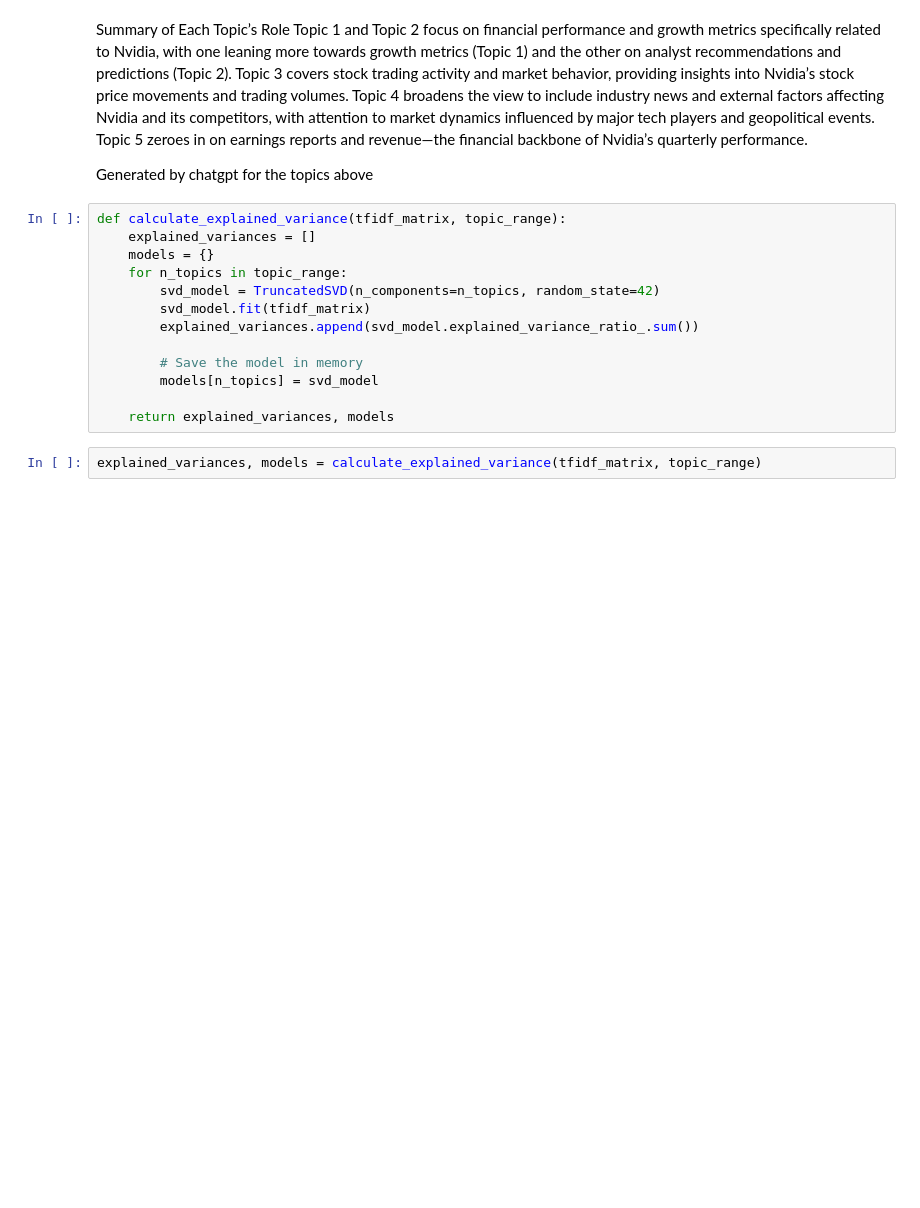
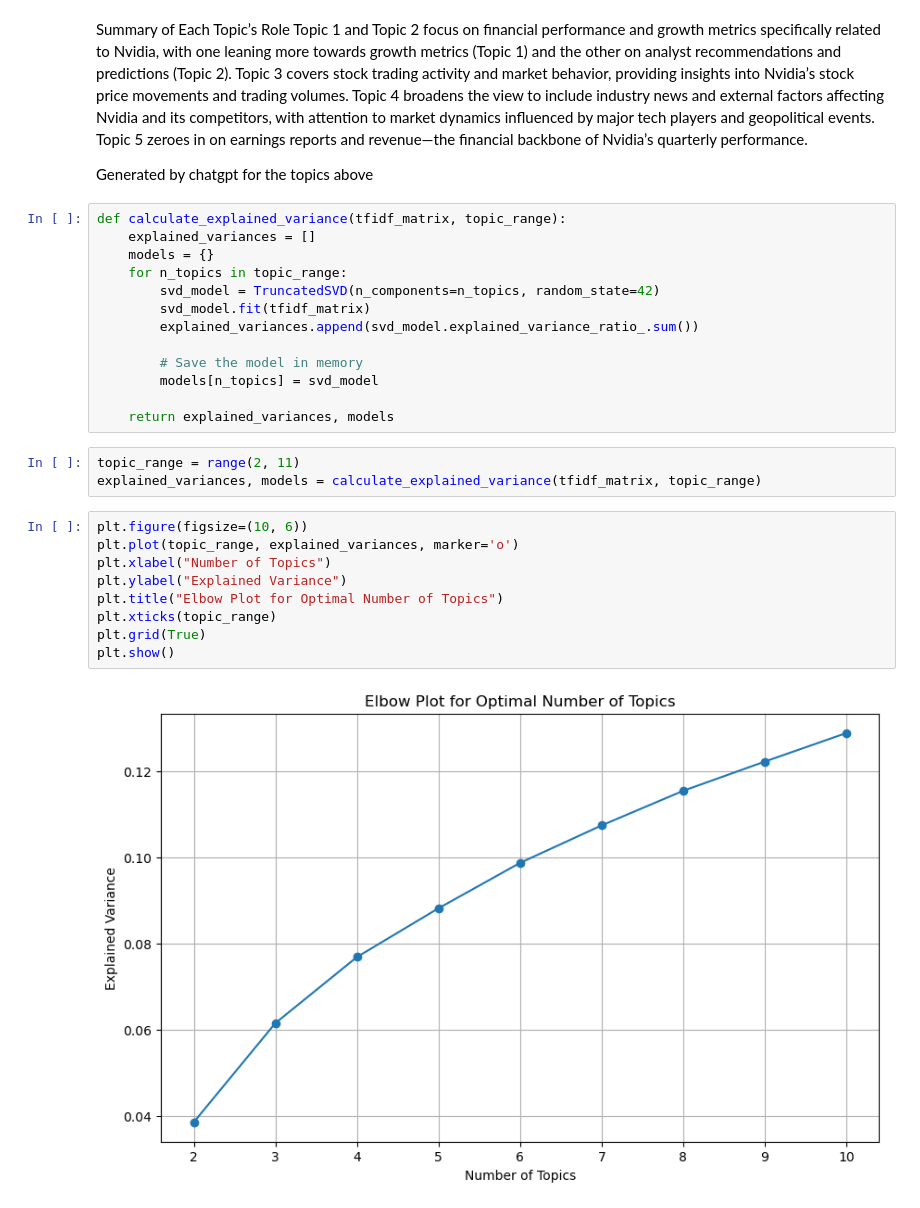
Before and after one commit to eozol17/Jads_Nlp_group2, a Jupyter notebook: FLSA-W.ipynb, the cells around one changed output. Saved outputs shown, nothing was run; the diff lists cells and outputs as text; blank space fills up the shorter version.

```diff
--- a/FLSA-W.ipynb
+++ b/FLSA-W.ipynb
@@ -144,4 +149,16 @@ def calculate_explained_variance(tfidf_matrix, topic_range):
 
     return explained_variances, models
 # %%
+topic_range = range(2, 11)
 explained_variances, models = calculate_explained_variance(tfidf_matrix, topic_range)
+# %%
+plt.figure(figsize=(10, 6))
+plt.plot(topic_range, explained_variances, marker='o')
+plt.xlabel("Number of Topics")
+plt.ylabel("Explained Variance")
+plt.title("Elbow Plot for Optimal Number of Topics")
+plt.xticks(topic_range)
+plt.grid(True)
+plt.show()
+# %% [output]
+[figure, added]
```
Also changed, not shown: parts of 3 cells of this notebook.
